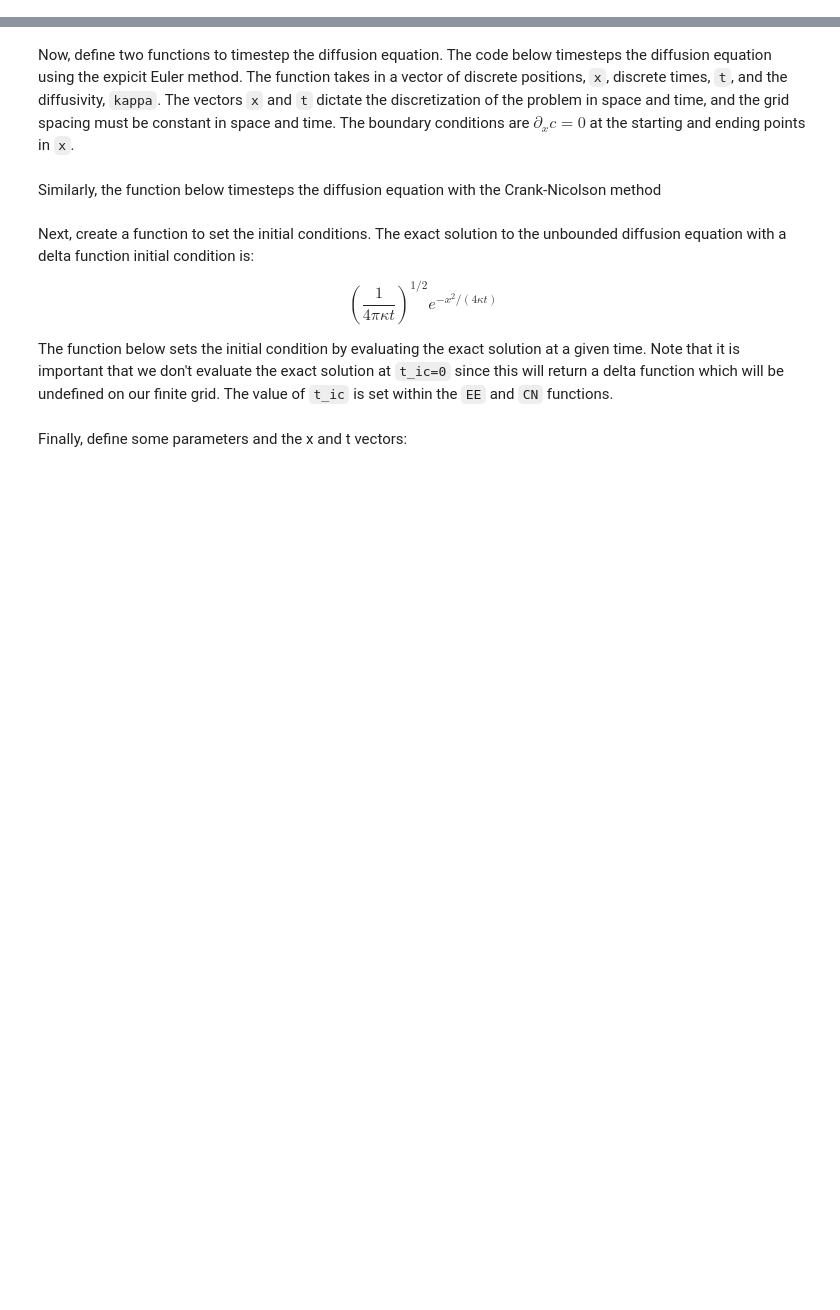
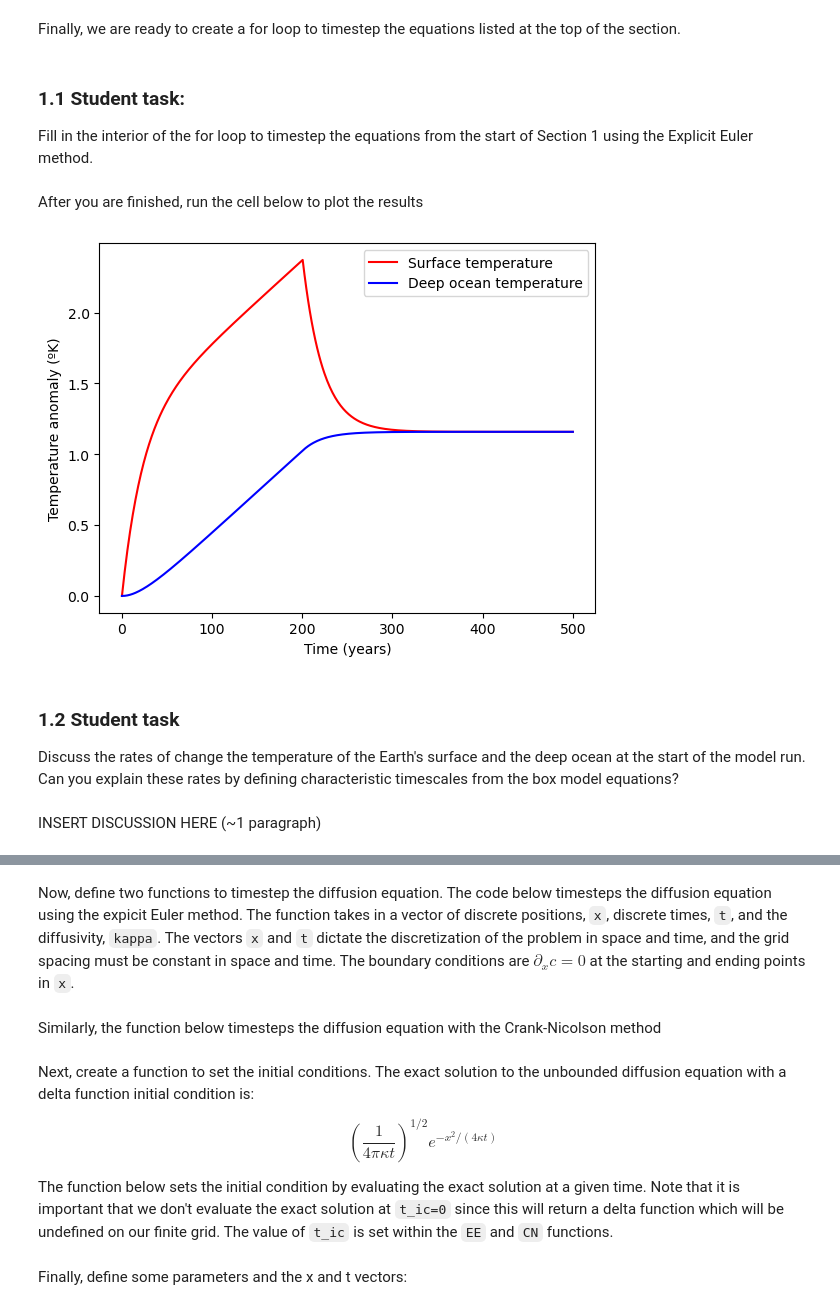
Before and after one commit to johnryantaylor/QCES, a Jupyter notebook: Project1_numerical_methods.ipynb, the cells around one changed output, grey strips where cells are left out. Saved outputs shown, nothing was run; the diff lists cells and outputs as text; code cells hidden in the pictures; blank space fills up the shorter version.

```diff
--- a/Project1_numerical_methods.ipynb
+++ b/Project1_numerical_methods.ipynb
@@ -2,0 +47,6 @@
+# %%
+Nt = 500 # number of time steps (including the starting point)
+T = np.zeros(Nt) # surface temperature array
+theta = np.zeros(Nt) # deep ocean temperature array
+T[0] = 0 # initial surface temperature anomaly (ºK)
+theta[0] = 0 # initial deep ocean temperature anomaly (ºK)
@@ -2,0 +55,30 @@
+# %%
+t = np.linspace(0, 500, Nt) # time in years.  This starts at 0 and ends at 500, with Nt total points
+dt = t[1] - t[0] # timestep in years
+# %% [markdown]
+Finally, we are ready to create a for loop to timestep the equations listed at the top of the section.
+# %% [markdown]
+### 1.1 Student task:
+<a id='section1pt1'></a>
+Fill in the interior of the for loop to timestep the equations from the start of Section 1 using the Explicit Euler method.
+# %%
+for i in range(0, Nt-1):
+    T[i+1] =
+    theta[i+1] =
+# %% [markdown]
+After you are finished, run the cell below to plot the results
+# %%
+plt.plot(t,T,'r-')
+plt.plot(t,theta,'b-')
+plt.legend(['Surface temperature','Deep ocean temperature'])
+plt.xlabel('Time (years)')
+plt.ylabel('Temperature anomaly (ºK)')
+plt.show()
+# %% [output]
+[figure, added]
+# %% [markdown]
+### 1.2 Student task
+<a id='section1pt2'></a>
+Discuss the rates of change the temperature of the Earth's surface and the deep ocean at the start of the model run.  Can you explain these rates by defining characteristic timescales from the box model equations?
+# %% [markdown]
+INSERT DISCUSSION HERE (~1 paragraph)
```
Also changed, not shown: parts of 32 cells of this notebook, 5 other files.
